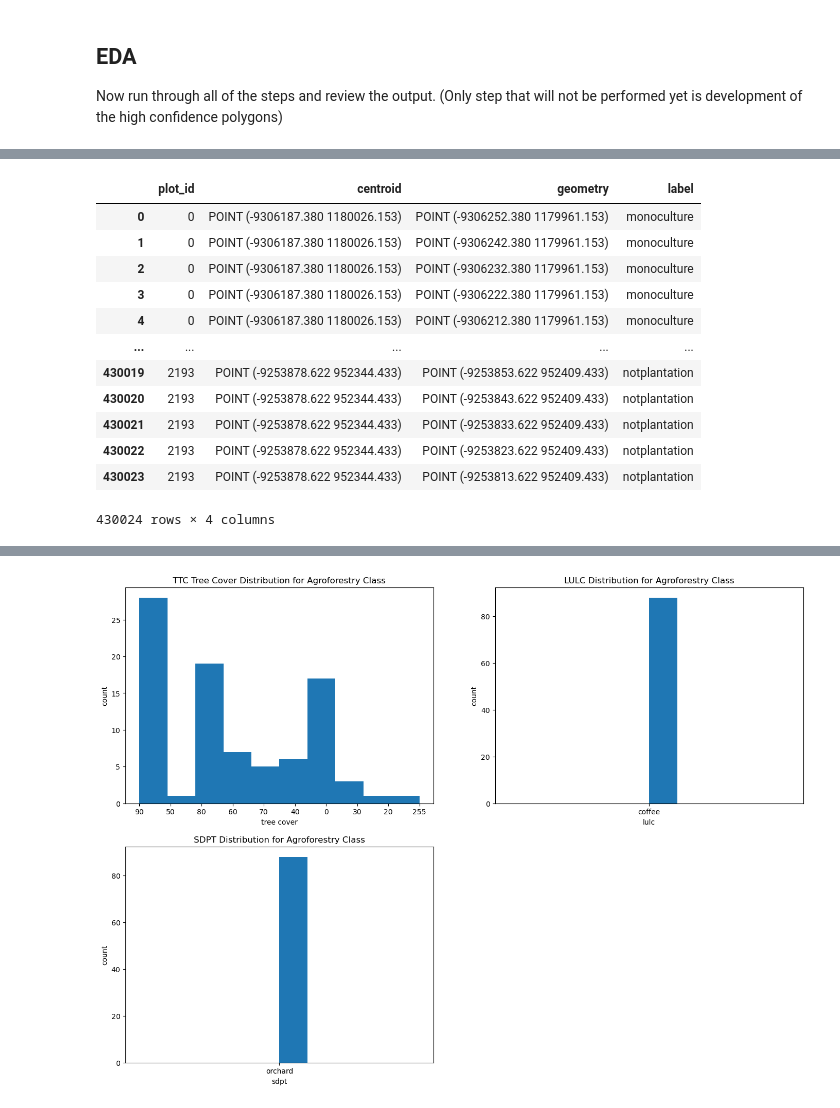
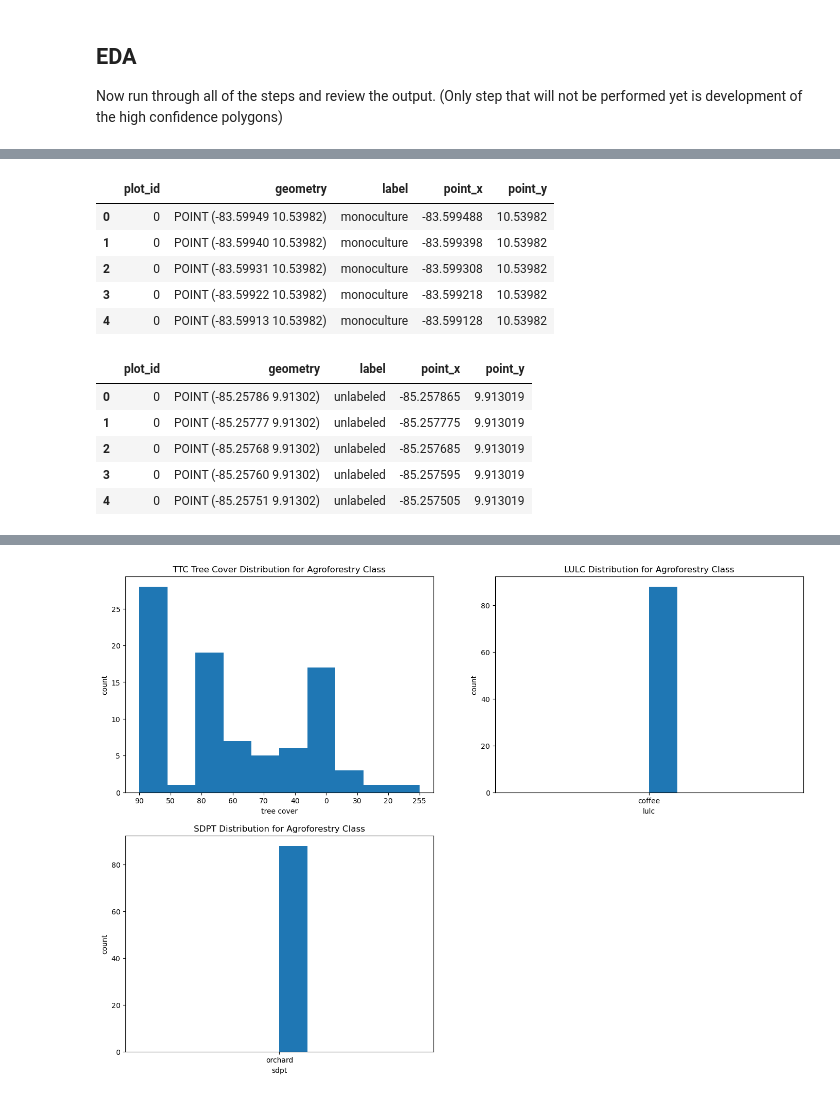
Before and after one commit to wri/label_propagation, a Jupyter notebook: notebooks/prototype_workflow.ipynb, the cells around one changed output, grey strips where cells are left out. Saved outputs shown, nothing was run; the diff lists cells and outputs as text; code cells hidden in the pictures.

```diff
--- a/notebooks/prototype_workflow.ipynb
+++ b/notebooks/prototype_workflow.ipynb
@@ -480,16 +466,0 @@ labeled_grid
-# %%
-ax =
-# %% [output]
-|  | plot_id | centroid | geometry | label |
-| 0 | 0 | POINT (-9306187.380 1180026.153) | POINT (-9306252.380 1179961.153) | monoculture |
-| 1 | 0 | POINT (-9306187.380 1180026.153) | POINT (-9306242.380 1179961.153) | monoculture |
-| 2 | 0 | POINT (-9306187.380 1180026.153) | POINT (-9306232.380 1179961.153) | monoculture |
-| 3 | 0 | POINT (-9306187.380 1180026.153) | POINT (-9306222.380 1179961.153) | monoculture |
-| 4 | 0 | POINT (-9306187.380 1180026.153) | POINT (-9306212.380 1179961.153) | monoculture |
-| ... | ... | ... | ... | ... |
-| 430019 | 2193 | POINT (-9253878.622 952344.433) | POINT (-9253853.622 952409.433) | notplantation |
-| 430020 | 2193 | POINT (-9253878.622 952344.433) | POINT (-9253843.622 952409.433) | notplantation |
-| 430021 | 2193 | POINT (-9253878.622 952344.433) | POINT (-9253833.622 952409.433) | notplantation |
-| 430022 | 2193 | POINT (-9253878.622 952344.433) | POINT (-9253823.622 952409.433) | notplantation |
-| 430023 | 2193 | POINT (-9253878.622 952344.433) | POINT (-9253813.622 952409.433) | notplantation |
-430024 rows × 4 columns
@@ -500,0 +467,16 @@ unlabeled_raw = get_features(unlabeled_pts)
+# %%
+display(labeled_grid.head())
+display(unlabeled_grid.head())
+# %% [output]
+|  | plot_id | geometry | label | point_x | point_y |
+| 0 | 0 | POINT (-83.59949 10.53982) | monoculture | -83.599488 | 10.53982 |
+| 1 | 0 | POINT (-83.59940 10.53982) | monoculture | -83.599398 | 10.53982 |
+| 2 | 0 | POINT (-83.59931 10.53982) | monoculture | -83.599308 | 10.53982 |
+| 3 | 0 | POINT (-83.59922 10.53982) | monoculture | -83.599218 | 10.53982 |
+| 4 | 0 | POINT (-83.59913 10.53982) | monoculture | -83.599128 | 10.53982 |
+|  | plot_id | geometry | label | point_x | point_y |
+| 0 | 0 | POINT (-85.25786 9.91302) | unlabeled | -85.257865 | 9.913019 |
+| 1 | 0 | POINT (-85.25777 9.91302) | unlabeled | -85.257775 | 9.913019 |
+| 2 | 0 | POINT (-85.25768 9.91302) | unlabeled | -85.257685 | 9.913019 |
+| 3 | 0 | POINT (-85.25760 9.91302) | unlabeled | -85.257595 | 9.913019 |
+| 4 | 0 | POINT (-85.25751 9.91302) | unlabeled | -85.257505 | 9.913019 |
```
Also changed, not shown: parts of 40 cells of this notebook, 4 other files.
